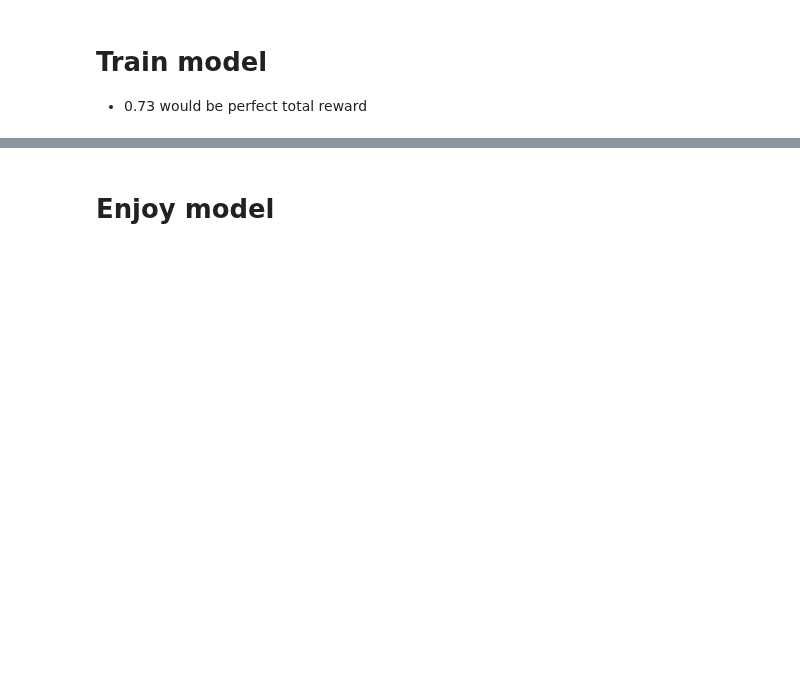
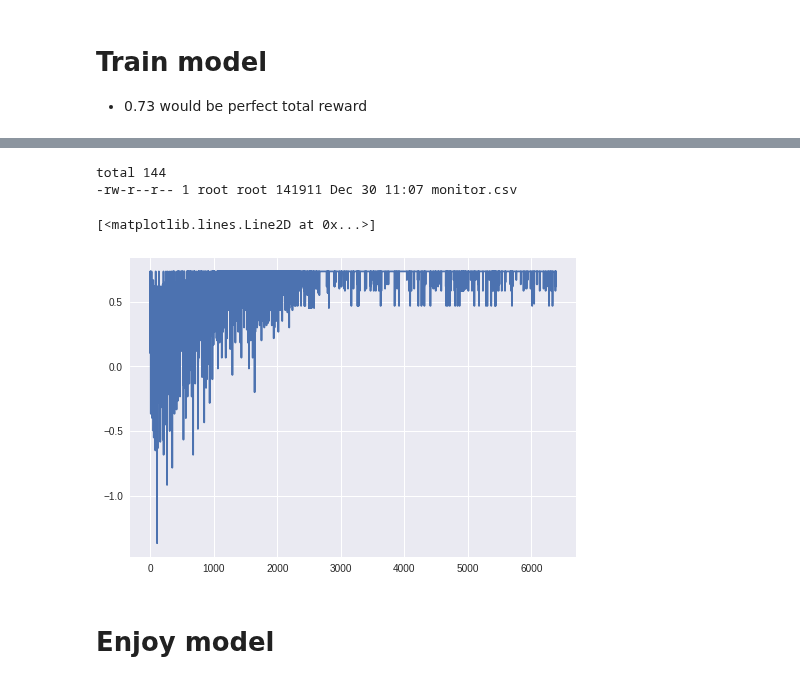
Before and after one commit to subodhchhabra/ai, a Jupyter notebook: notebooks/rl/berater-v4.ipynb, the cells around one changed output, grey strips where cells are left out. Cells and saved outputs as stored; diff of their text form; code cells hidden in the pictures; blank space fills up the shorter version.

```diff
--- a/notebooks/rl/berater-v4.ipynb
+++ b/notebooks/rl/berater-v4.ipynb
@@ -249,21 +254,33 @@ Episode finished after 7 timesteps
 # %%
 import gym
 from baselines import deepq
+from baselines import bench
+from baselines import logger
 
 BeraterEnv.showStep = False
 BeraterEnv.showDone = False
 
 env = gym.make(id)
 
+# https://github.com/openai/baselines/blob/master/baselines/deepq/experiments/train_pong.py
+
+# log_dir = logger.get_dir()
+log_dir = '/content/logs/berater/'
+monitored_env = bench.Monitor(env, log_dir)
+
 # https://en.wikipedia.org/wiki/Q-learning#Influence_of_variables
 %time model = deepq.learn(\
-        env,\
+        monitored_env,\
         seed=42,\
         network='mlp',\
         lr=1e-3,\
+        gamma=0.99,\
         total_timesteps=30000,\
         buffer_size=50000,\
         exploration_fraction=0.5,\
         exploration_final_eps=0.02,\
         print_freq=1000)
+
+model.save('berater-v4.pkl')
+monitored_env.close()
 # %% [output]
@@ -288,3 +305,19 @@ Wall time: 4min 32s
+# %%
+!ls -l $log_dir
+# %% [output]
+total 144
+-rw-r--r-- 1 root root 141911 Dec 30 11:07 monitor.csv
+# %%
+from baselines.common import plot_util as pu
+results = pu.load_results(log_dir)
+# %%
+import matplotlib.pyplot as plt
+import numpy as np
+r = results[0][0]
+plt.plot(r.index, r.r)
+# %% [output]
+[<matplotlib.lines.Line2D at 0x...>]
+[figure, added]
 # %% [markdown]
 # Enjoy model
 # %%
```
Also changed, not shown: parts of 6 cells of this notebook.
